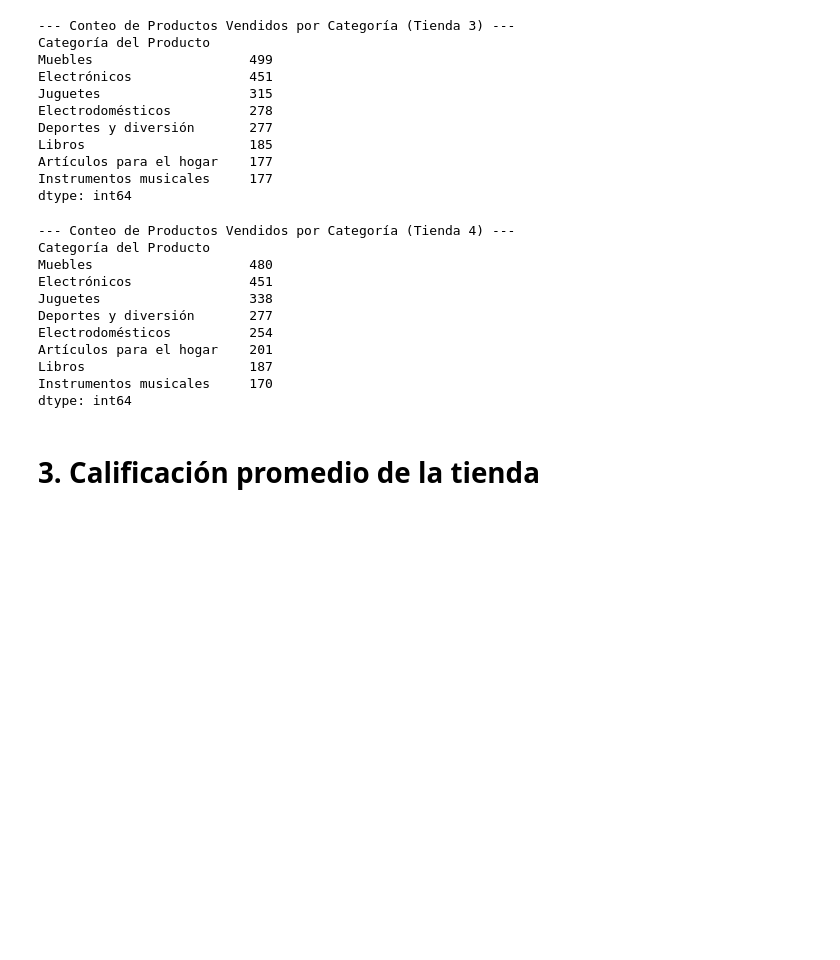
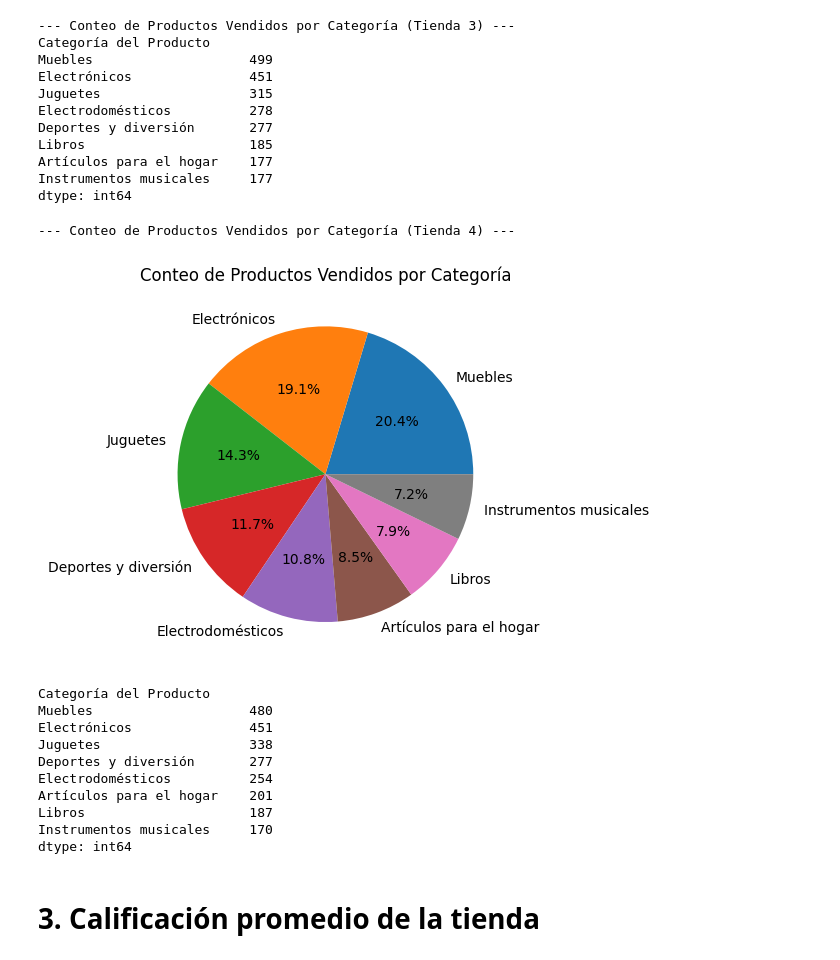
Before and after one commit to Kross363/Python-Data-Science, a Jupyter notebook: Python_Datos_Por_Tienda.ipynb, the cells around one changed output. Cells and saved outputs as stored; diff of their text form; code cells hidden in the pictures; blank space fills up the shorter version.

```diff
--- a/Python_Datos_Por_Tienda.ipynb
+++ b/Python_Datos_Por_Tienda.ipynb
@@ -101,20 +112,24 @@ dtype: int64
 # %%
 conteo_por_categoria = tienda4.groupby('Categoría del Producto').size().sort_values(ascending=False)
 
 print("--- Conteo de Productos Vendidos por Categoría (Tienda 4) ---")
+plt.pie(conteo_por_categoria, labels=conteo_por_categoria.index, autopct='%1.1f%%')
+plt.title('Conteo de Productos Vendidos por Categoría')
+plt.show()
 print(conteo_por_categoria)
 # %% [output]
 --- Conteo de Productos Vendidos por Categoría (Tienda 4) ---
-Categoría del Producto
-Muebles                    480
-Electrónicos               451
-Juguetes                   338
-Deportes y diversión       277
-Electrodomésticos          254
-Artículos para el hogar    201
-Libros                     187
-Instrumentos musicales     170
-dtype: int64
+[figure, added]
+Categoría del Producto
+Muebles                    480
+Electrónicos               451
+Juguetes                   338
+Deportes y diversión       277
+Electrodomésticos          254
+Artículos para el hogar    201
+Libros                     187
+Instrumentos musicales     170
+dtype: int64
 # %% [markdown]
 # 3. Calificación promedio de la tienda
 # %%
```
Also changed, not shown: parts of 3 cells of this notebook.
